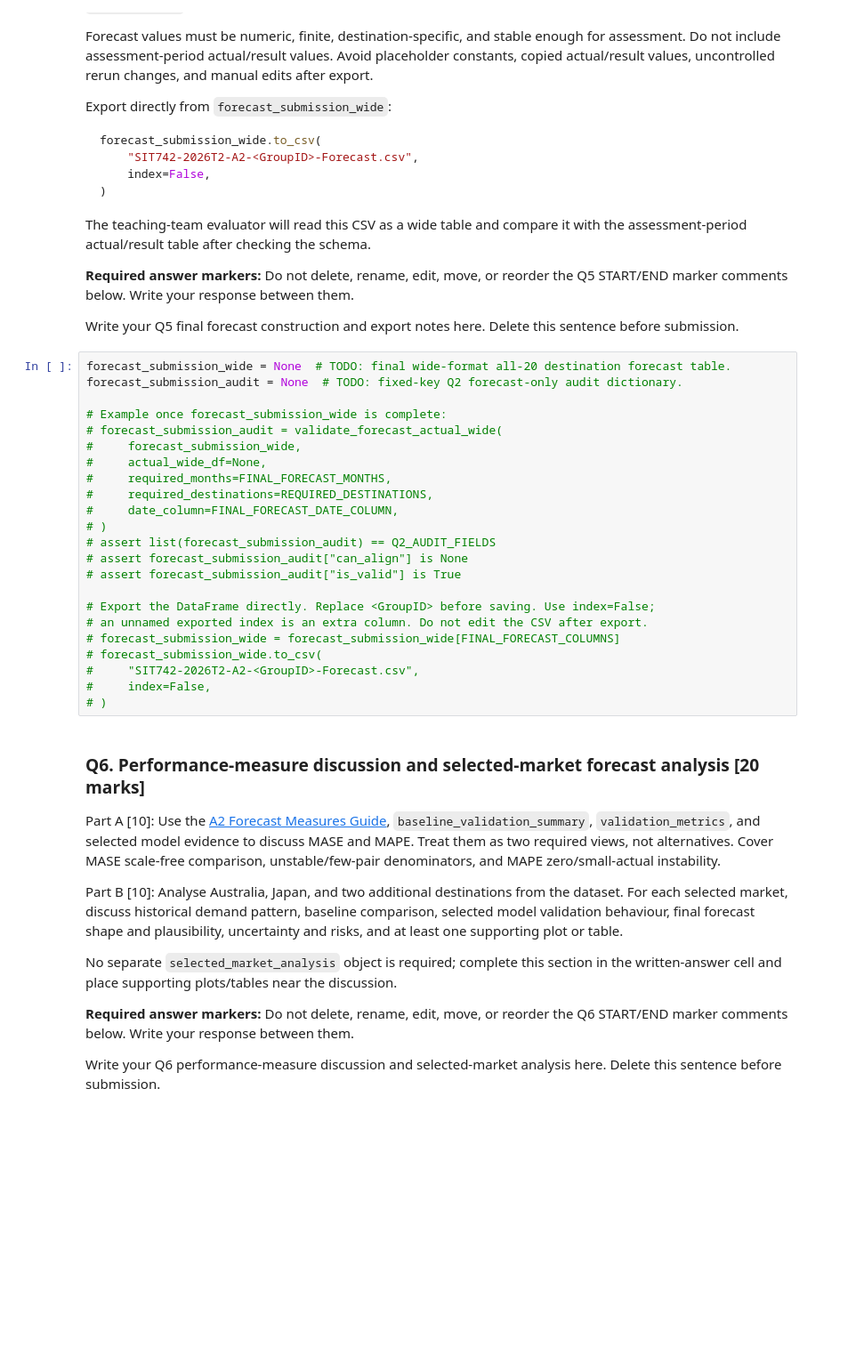
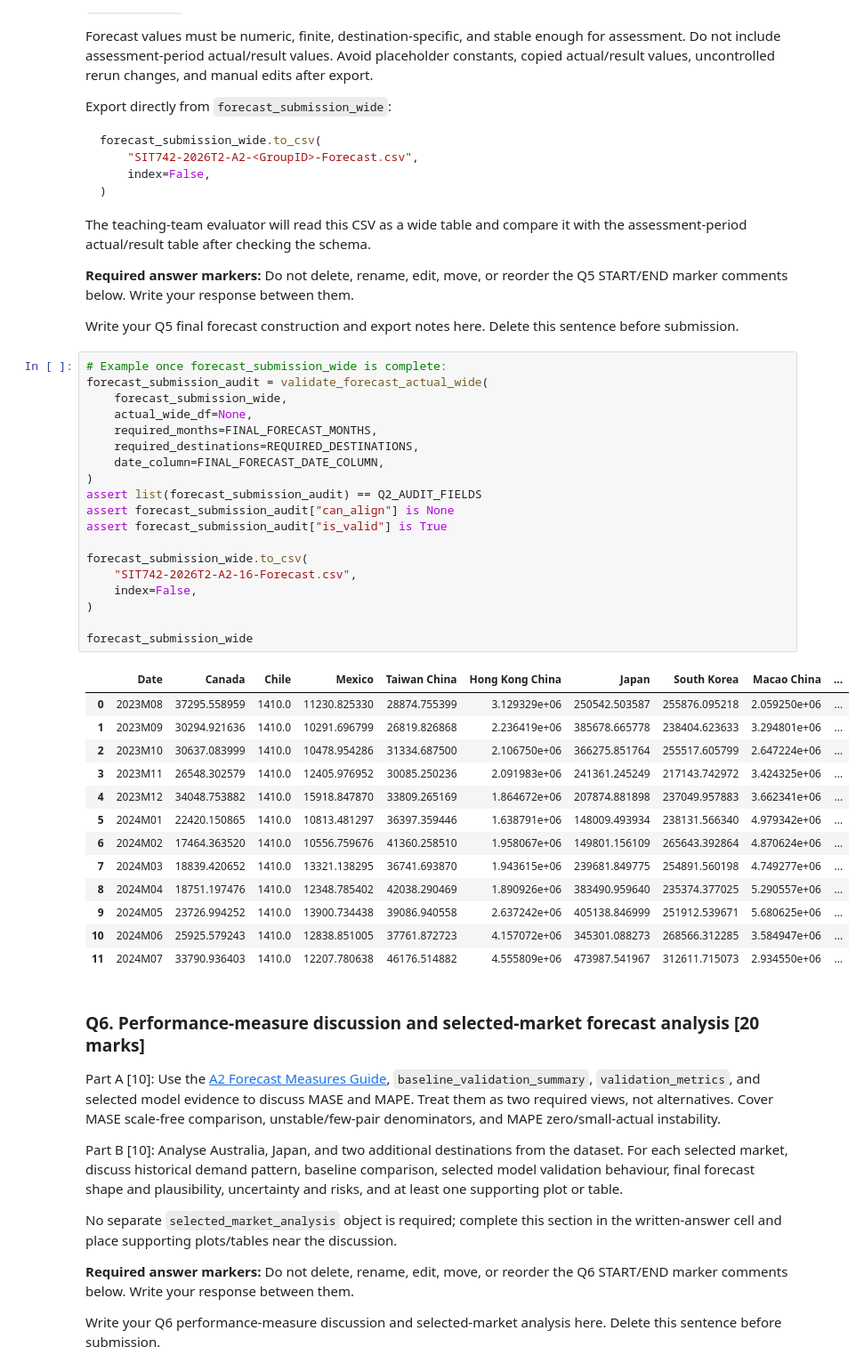
Before and after one commit to JoshHulett/SIT742-Asessment2-Group16, a Jupyter notebook: SIT742-2026T2-A2-Starter.ipynb, the cells around one changed output. Shown at 89% size. Saved outputs shown, nothing was run; the diff lists cells and outputs as text; blank space fills up the shorter version.

```diff
--- a/SIT742-2026T2-A2-Starter.ipynb
+++ b/SIT742-2026T2-A2-Starter.ipynb
@@ -1485,28 +1643,38 @@ The teaching-team evaluator will read this CSV as a wide table and compare it wi
 Write your Q5 final forecast construction and export notes here. Delete this sentence before submission.
 <!-- A2:ANSWER:Q5:END -->
 # %%
-forecast_submission_wide = None  # TODO: final wide-format all-20 destination forecast table.
-forecast_submission_audit = None  # TODO: fixed-key Q2 forecast-only audit dictionary.
+# Example once forecast_submission_wide is complete:
+forecast_submission_audit = validate_forecast_actual_wide(
+    forecast_submission_wide,
+    actual_wide_df=None,
+    required_months=FINAL_FORECAST_MONTHS,
+    required_destinations=REQUIRED_DESTINATIONS,
+    date_column=FINAL_FORECAST_DATE_COLUMN,
+)
+assert list(forecast_submission_audit) == Q2_AUDIT_FIELDS
+assert forecast_submission_audit["can_align"] is None
+assert forecast_submission_audit["is_valid"] is True
 
-# Example once forecast_submission_wide is complete:
-# forecast_submission_audit = validate_forecast_actual_wide(
-#     forecast_submission_wide,
-#     actual_wide_df=None,
-#     required_months=FINAL_FORECAST_MONTHS,
-#     required_destinations=REQUIRED_DESTINATIONS,
-#     date_column=FINAL_FORECAST_DATE_COLUMN,
-# )
-# assert list(forecast_submission_audit) == Q2_AUDIT_FIELDS
-# assert forecast_submission_audit["can_align"] is None
-# assert forecast_submission_audit["is_valid"] is True
+forecast_submission_wide.to_csv(
+    "SIT742-2026T2-A2-16-Forecast.csv",
+    index=False,
+)
 
-# Export the DataFrame directly. Replace <GroupID> before saving. Use index=False;
-# an unnamed exported index is an extra column. Do not edit the CSV after export.
-# forecast_submission_wide = forecast_submission_wide[FINAL_FORECAST_COLUMNS]
-# forecast_submission_wide.to_csv(
-#     "SIT742-2026T2-A2-<GroupID>-Forecast.csv",
-#     index=False,
-# )
+forecast_submission_wide
+# %% [output]
+|  | Date | Canada | Chile | Mexico | Taiwan China | Hong Kong China | Japan | South Korea | Macao China | ... |
+| 0 | 2023M08 | 37295.558959 | 1410.0 | 11230.825330 | 28874.755399 | 3.129329e+06 | 250542.503587 | 255876.095218 | 2.059250e+06 | ... |
+| 1 | 2023M09 | 30294.921636 | 1410.0 | 10291.696799 | 26819.826868 | 2.236419e+06 | 385678.665778 | 238404.623633 | 3.294801e+06 | ... |
+| 2 | 2023M10 | 30637.083999 | 1410.0 | 10478.954286 | 31334.687500 | 2.106750e+06 | 366275.851764 | 255517.605799 | 2.647224e+06 | ... |
+| 3 | 2023M11 | 26548.302579 | 1410.0 | 12405.976952 | 30085.250236 | 2.091983e+06 | 241361.245249 | 217143.742972 | 3.424325e+06 | ... |
+| 4 | 2023M12 | 34048.753882 | 1410.0 | 15918.847870 | 33809.265169 | 1.864672e+06 | 207874.881898 | 237049.957883 | 3.662341e+06 | ... |
+| 5 | 2024M01 | 22420.150865 | 1410.0 | 10813.481297 | 36397.359446 | 1.638791e+06 | 148009.493934 | 238131.566340 | 4.979342e+06 | ... |
+| 6 | 2024M02 | 17464.363520 | 1410.0 | 10556.759676 | 41360.258510 | 1.958067e+06 | 149801.156109 | 265643.392864 | 4.870624e+06 | ... |
+| 7 | 2024M03 | 18839.420652 | 1410.0 | 13321.138295 | 36741.693870 | 1.943615e+06 | 239681.849775 | 254891.560198 | 4.749277e+06 | ... |
+| 8 | 2024M04 | 18751.197476 | 1410.0 | 12348.785402 | 42038.290469 | 1.890926e+06 | 383490.959640 | 235374.377025 | 5.290557e+06 | ... |
+| 9 | 2024M05 | 23726.994252 | 1410.0 | 13900.734438 | 39086.940558 | 2.637242e+06 | 405138.846999 | 251912.539671 | 5.680625e+06 | ... |
+| 10 | 2024M06 | 25925.579243 | 1410.0 | 12838.851005 | 37761.872723 | 4.157072e+06 | 345301.088273 | 268566.312285 | 3.584947e+06 | ... |
+| 11 | 2024M07 | 33790.936403 | 1410.0 | 12207.780638 | 46176.514882 | 4.555809e+06 | 473987.541967 | 312611.715073 | 2.934550e+06 | ... |
 # %% [markdown]
 ### Q6. Performance-measure discussion and selected-market forecast analysis [20 marks]
 
```
Also changed, not shown: parts of 13 cells of this notebook, 1 other file.
